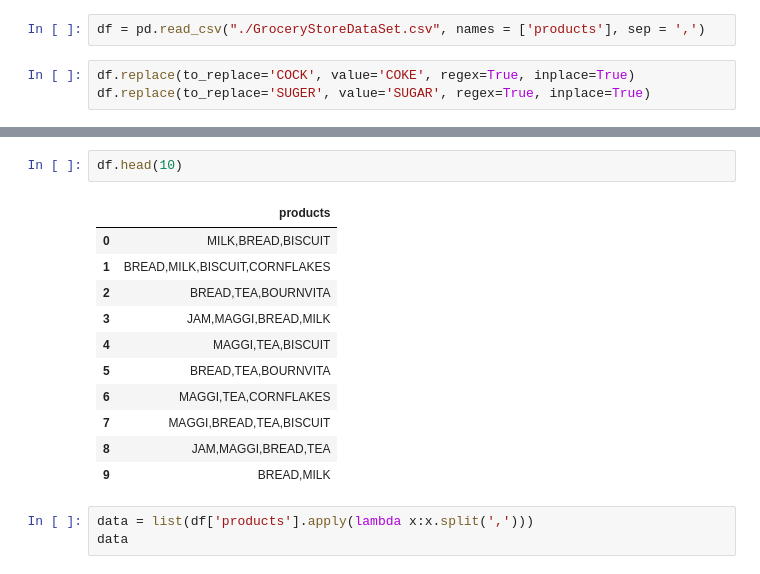
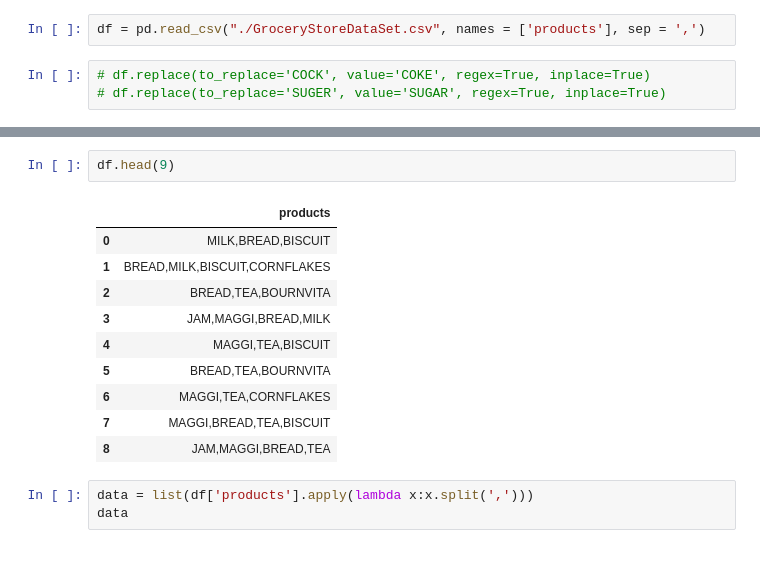
Before and after one commit to falcaozane/dwm_pracs, a Jupyter notebook: apriori/apriori.ipynb, the cells around one changed output, grey strips where cells are left out. Saved outputs shown, nothing was run; the diff lists cells and outputs as text.

```diff
--- a/apriori/apriori.ipynb
+++ b/apriori/apriori.ipynb
@@ -7,5 +28,5 @@ from mlxtend.frequent_patterns import apriori, association_rules
 # %%
 df = pd.read_csv("./GroceryStoreDataSet.csv", names = ['products'], sep = ',')
 # %%
-df.replace(to_replace='COCK', value='COKE', regex=True, inplace=True)
-df.replace(to_replace='SUGER', value='SUGAR', regex=True, inplace=True)
+# df.replace(to_replace='COCK', value='COKE', regex=True, inplace=True)
+# df.replace(to_replace='SUGER', value='SUGAR', regex=True, inplace=True)
@@ -12,17 +53,16 @@ df.replace(to_replace='SUGER', value='SUGAR', regex=True, inplace=True)
 # %%
-df.head(10)
+df.head(9)
 # %% [output]
 |  | products |
 | 0 | MILK,BREAD,BISCUIT |
 | 1 | BREAD,MILK,BISCUIT,CORNFLAKES |
 | 2 | BREAD,TEA,BOURNVITA |
 | 3 | JAM,MAGGI,BREAD,MILK |
 | 4 | MAGGI,TEA,BISCUIT |
 | 5 | BREAD,TEA,BOURNVITA |
 | 6 | MAGGI,TEA,CORNFLAKES |
 | 7 | MAGGI,BREAD,TEA,BISCUIT |
 | 8 | JAM,MAGGI,BREAD,TEA |
-| 9 | BREAD,MILK |
 # %%
 data = list(df['products'].apply(lambda x:x.split(',')))
 data
```
Also changed, not shown: parts of 2 cells of this notebook, 2 other files.
